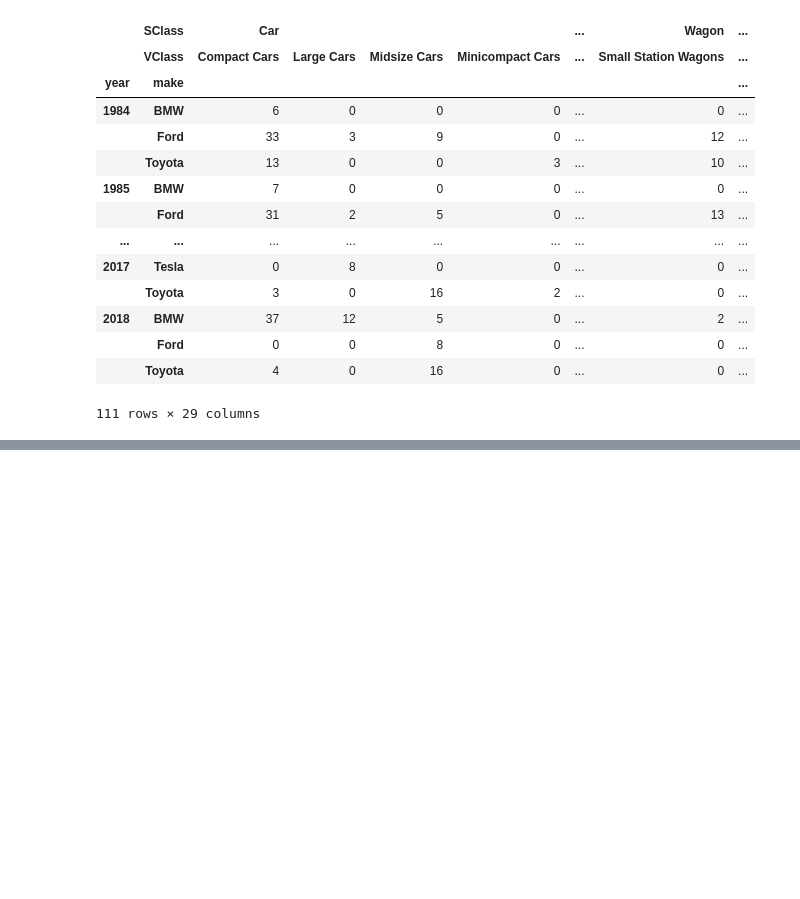
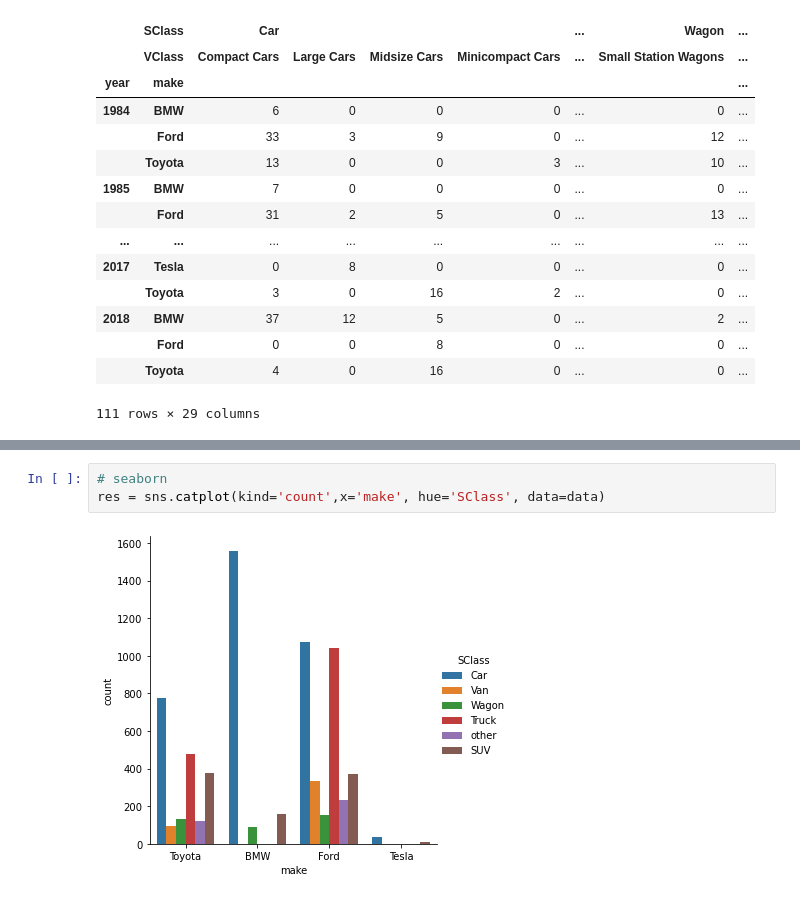
Before and after one commit to cldud400/fintech_class, a Jupyter notebook: 발표/cookbook/cookbook/ch05발표/ch-05.ipynb, the cells around one changed output, grey strips where cells are left out. Drawn from its saved outputs; the diff is of its cells as text; blank space fills up the shorter version.

```diff
--- a/발표/cookbook/cookbook/ch05발표/ch-05.ipynb
+++ b/발표/cookbook/cookbook/ch05발표/ch-05.ipynb
@@ -657,0 +689,5 @@ pd.crosstab([data.year, data.make], [data.SClass, data.VClass])
+# %%
+# seaborn
+res = sns.catplot(kind='count',x='make', hue='SClass', data=data)
+# %% [output]
+[figure, added]
```
Also changed, not shown: parts of 21 cells of this notebook.
